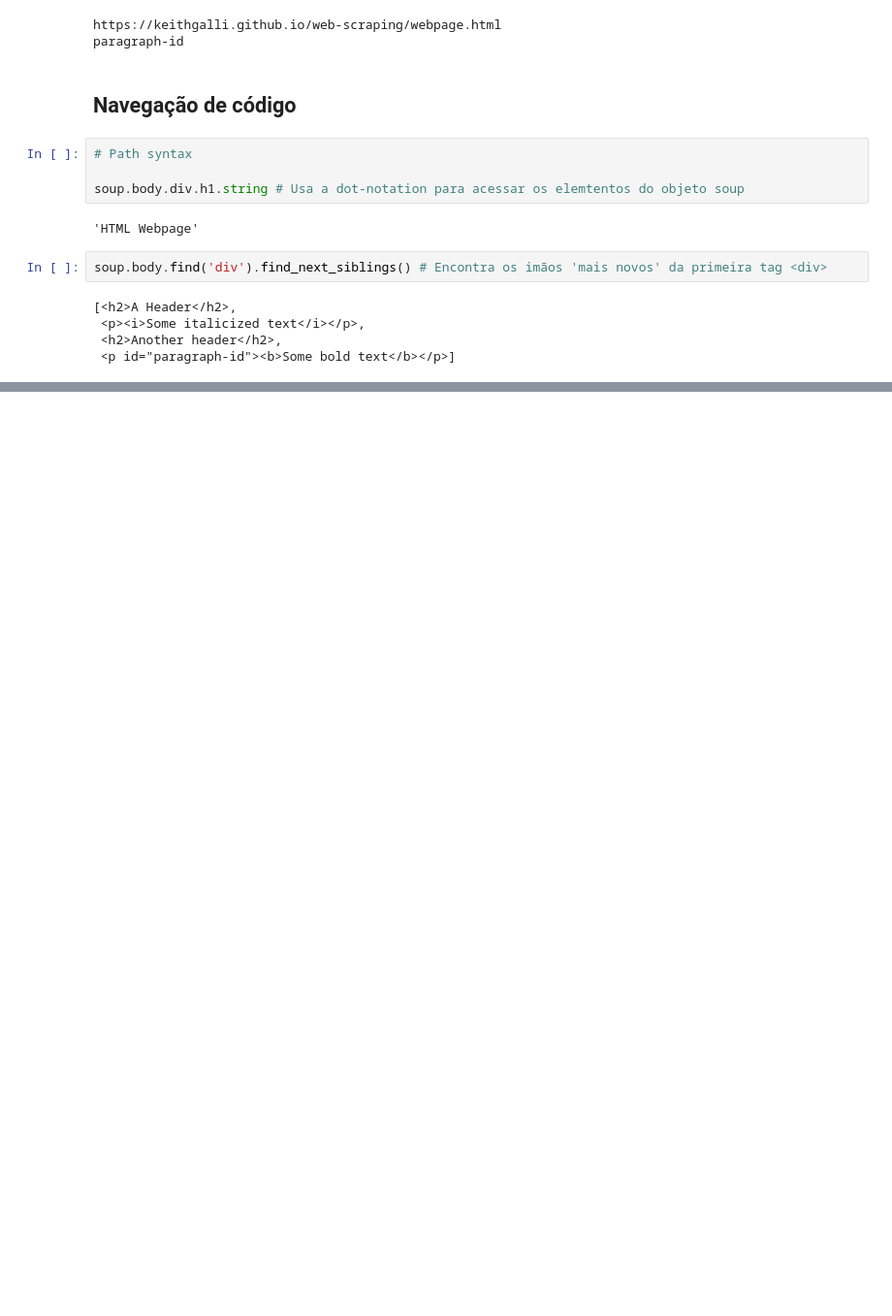
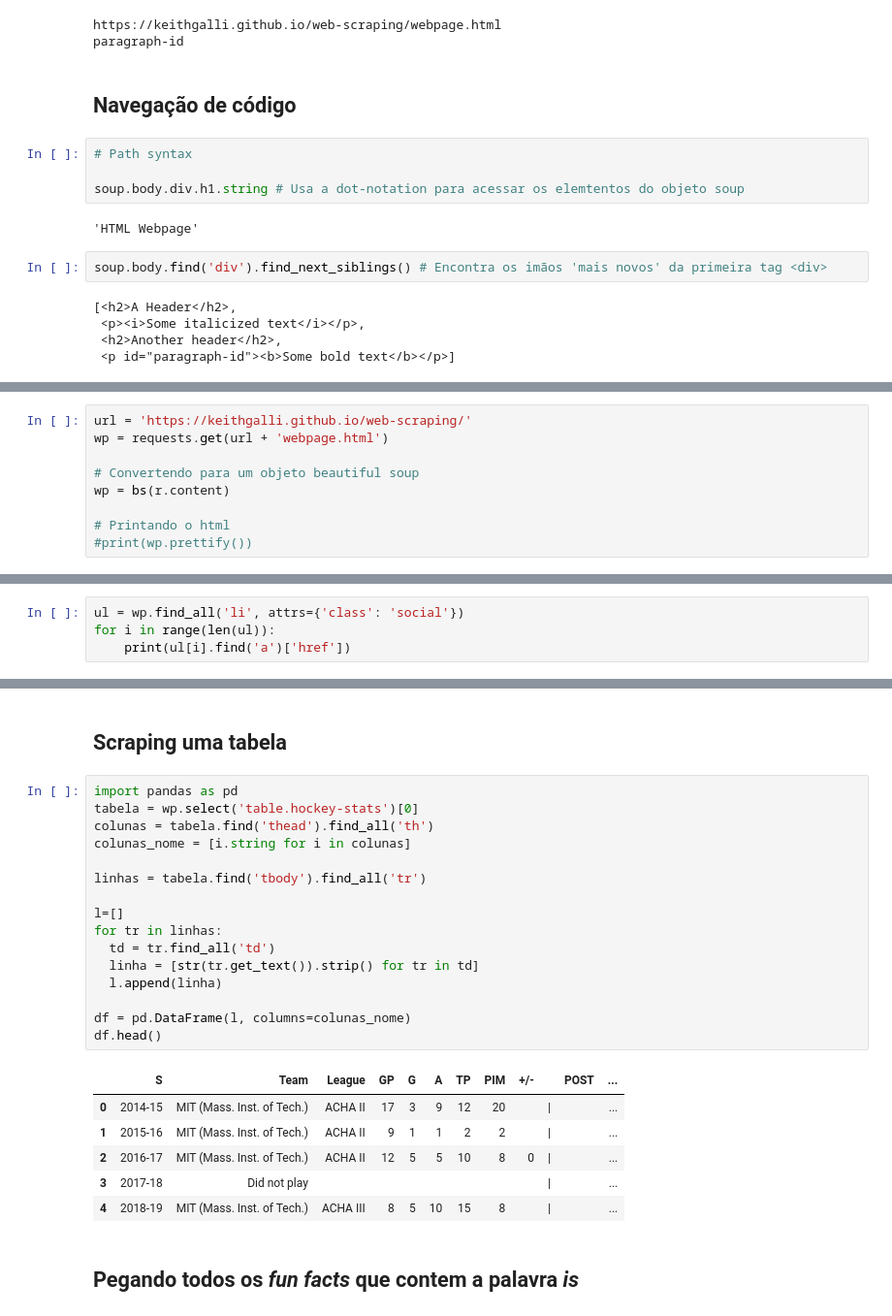
Before and after one commit to ak0237/web_scap_learn, a Jupyter notebook: web_scraping_test.ipynb, the cells around one changed output, grey strips where cells are left out. Shown at 97% size. Drawn from its saved outputs; the diff is of its cells as text; blank space fills up the shorter version.

```diff
--- a/web_scraping_test.ipynb
+++ b/web_scraping_test.ipynb
@@ -188,0 +195,9 @@ soup.body.find('div').find_next_siblings() # Encontra os imãos 'mais novos' da
+# %%
+url = 'https://keithgalli.github.io/web-scraping/'
+wp = requests.get(url + 'webpage.html')
+
+# Convertendo para um objeto beautiful soup
+wp = bs(r.content)
+
+# Printando o html
+#print(wp.prettify())
@@ -188,0 +219,4 @@ soup.body.find('div').find_next_siblings() # Encontra os imãos 'mais novos' da
+# %%
+ul = wp.find_all('li', attrs={'class': 'social'})
+for i in range(len(ul)):
+    print(ul[i].find('a')['href'])
@@ -188,0 +239,27 @@ soup.body.find('div').find_next_siblings() # Encontra os imãos 'mais novos' da
+# %% [markdown]
+## Scraping uma tabela
+# %%
+import pandas as pd
+tabela = wp.select('table.hockey-stats')[0]
+colunas = tabela.find('thead').find_all('th')
+colunas_nome = [i.string for i in colunas]
+
+linhas = tabela.find('tbody').find_all('tr')
+
+l=[]
+for tr in linhas:
+  td = tr.find_all('td')
+  linha = [str(tr.get_text()).strip() for tr in td]
+  l.append(linha)
+
+df = pd.DataFrame(l, columns=colunas_nome)
+df.head()
+# %% [output]
+|  | S | Team | League | GP | G | A | TP | PIM | +/- |  | POST | ... |
+| 0 | 2014-15 | MIT (Mass. Inst. of Tech.) | ACHA II | 17 | 3 | 9 | 12 | 20 |  | | |  | ... |
+| 1 | 2015-16 | MIT (Mass. Inst. of Tech.) | ACHA II | 9 | 1 | 1 | 2 | 2 |  | | |  | ... |
+| 2 | 2016-17 | MIT (Mass. Inst. of Tech.) | ACHA II | 12 | 5 | 5 | 10 | 8 | 0 | | |  | ... |
+| 3 | 2017-18 | Did not play |  |  |  |  |  |  |  | | |  | ... |
+| 4 | 2018-19 | MIT (Mass. Inst. of Tech.) | ACHA III | 8 | 5 | 10 | 15 | 8 |  | | |  | ... |
+# %% [markdown]
+## Pegando todos os *fun facts* que contem a palavra *is*
```
Also changed, not shown: parts of 13 cells of this notebook.
